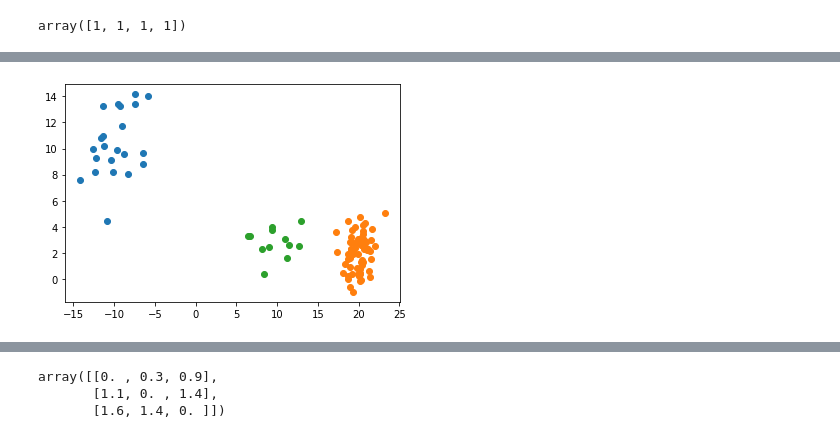
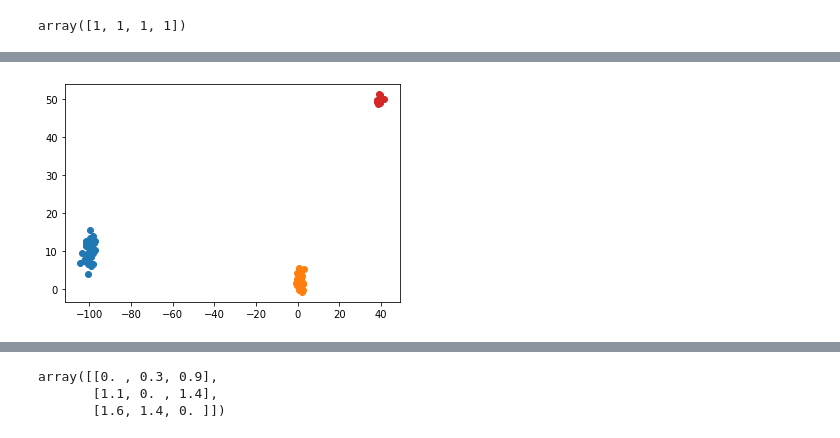
Before and after one commit to Aurel37/srGW_mixture, a Jupyter notebook: research.ipynb, the cells around one changed output, grey strips where cells are left out. Drawn from its saved outputs; the diff is of its cells as text; code cells hidden in the pictures.

```diff
--- a/research.ipynb
+++ b/research.ipynb
@@ -76,21 +216,21 @@ T = np.array([[0.2,.3,.9], [1.1,2.4,1.4], [1.6,1.4,1.9]])
 # %%
 m = 3
 n = 100
-alpha = [0.2, 0.7, 0.1]
+alpha = [0.5, 0.4, 0.01, 0.09]
 d = 2
-mu = [[-10, 10], [20, 2], [10, 3]]
-sigma = [np.array([[3, 1], [1, 10]]), np.array([[1, 1], [0, 2]]), np.array([[3, 0], [0, 1]])]
+mu = [[-100, 10], [1, 2], [10, 30], [40, 50]]
+sigma = [np.array([[3, 1], [1, 10]]), np.array([[1, 1], [0, 2]]), np.array([[3, 0], [0, 1]]), np.array([[1, 0], [0, 1]])]
 X = gaussian_mixture(n, d, alpha, mu, sigma, True)
 
 x = [[] for i in range(len(alpha))]
 y = [[] for i in range(len(alpha))]
 for z in X:
     x[z[1]].append(z[0][0])
     y[z[1]].append(z[0][1])
 
 for i in range(len(alpha)):
     plt.plot(x[i], y[i], 'o')
 plt.show()
 # %% [output]
-[figure, old version]
+[figure, new version]
 # %%
```
Also changed, not shown: parts of 18 cells of this notebook, 4 other files.
